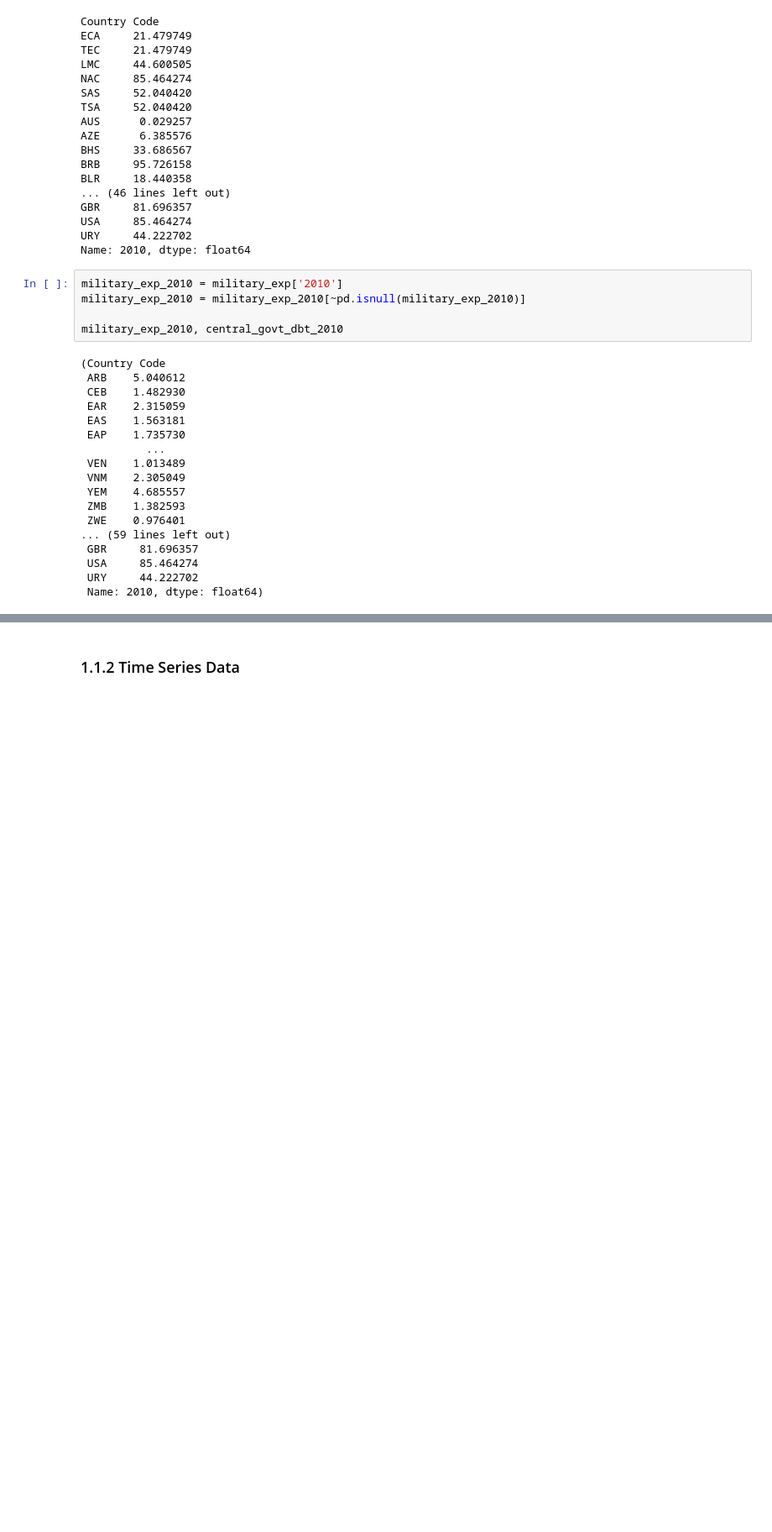
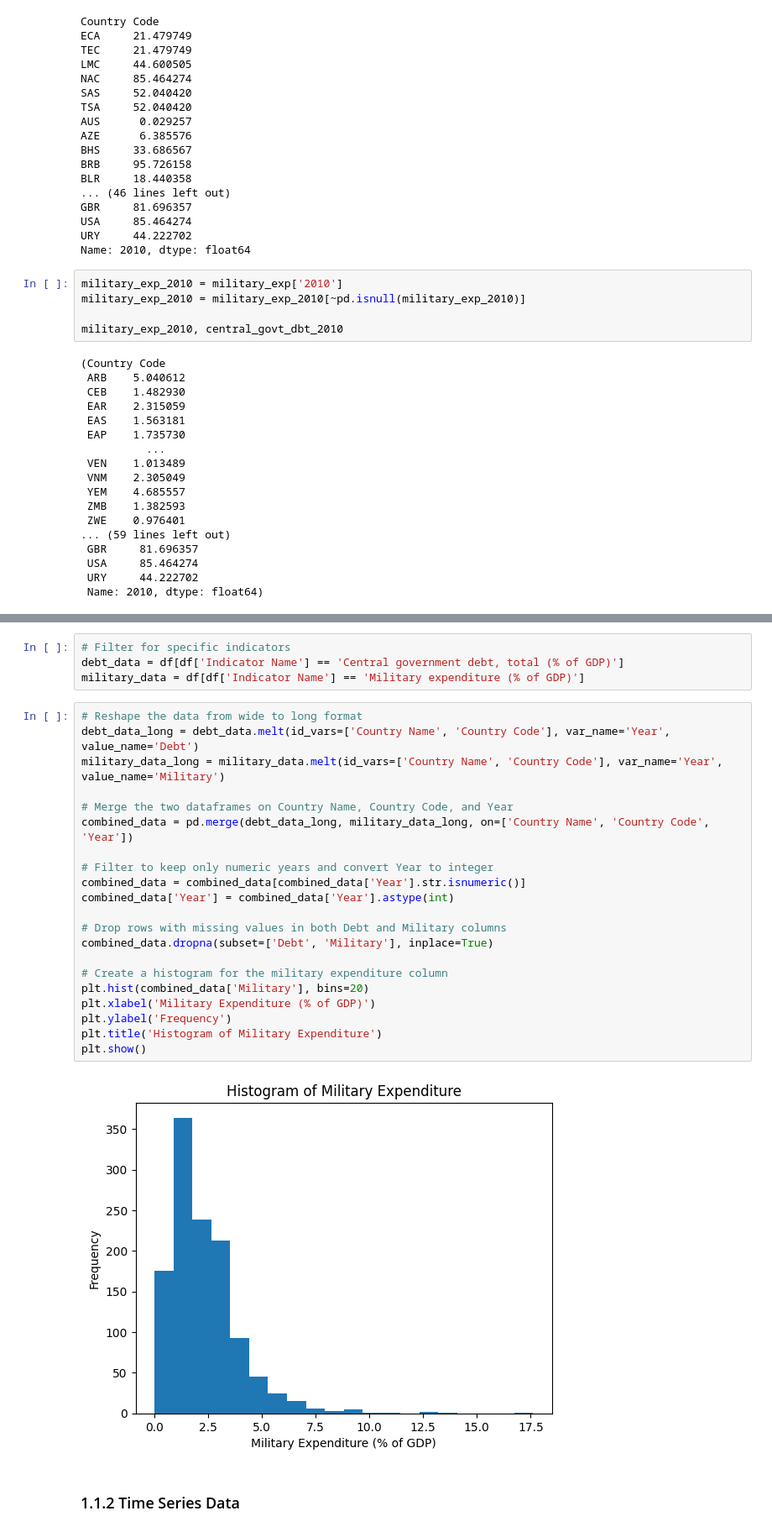
Before and after one commit to MuaazWahid/CS483HW, a Jupyter notebook: module8/Session_1St.ipynb, the cells around one changed output, grey strips where cells are left out. Shown at 84% size. Cells and saved outputs as stored; diff of their text form; blank space fills up the shorter version.

```diff
--- a/module8/Session_1St.ipynb
+++ b/module8/Session_1St.ipynb
@@ -132,5 +133,32 @@ df_2010.dropna()
 | GBR | 2.367925 | 81.696357 |
 | USA | 4.657001 | 85.464274 |
 | URY | 1.875808 | 44.222702 |
+# %%
+# Filter for specific indicators
+debt_data = df[df['Indicator Name'] == 'Central government debt, total (% of GDP)']
+military_data = df[df['Indicator Name'] == 'Military expenditure (% of GDP)']
+# %%
+# Reshape the data from wide to long format
+debt_data_long = debt_data.melt(id_vars=['Country Name', 'Country Code'], var_name='Year', value_name='Debt')
+military_data_long = military_data.melt(id_vars=['Country Name', 'Country Code'], var_name='Year', value_name='Military')
+
+# Merge the two dataframes on Country Name, Country Code, and Year
+combined_data = pd.merge(debt_data_long, military_data_long, on=['Country Name', 'Country Code', 'Year'])
+
+# Filter to keep only numeric years and convert Year to integer
+combined_data = combined_data[combined_data['Year'].str.isnumeric()]
+combined_data['Year'] = combined_data['Year'].astype(int)
+
+# Drop rows with missing values in both Debt and Military columns
+combined_data.dropna(subset=['Debt', 'Military'], inplace=True)
+
+# Create a histogram for the military expenditure column
+plt.hist(combined_data['Military'], bins=20)
+plt.xlabel('Military Expenditure (% of GDP)')
+plt.ylabel('Frequency')
+plt.title('Histogram of Military Expenditure')
+plt.show()
+# %% [output]
+[figure, added]
 # %% [markdown]
 ### 1.1.2 Time Series Data
```
Also changed, not shown: parts of 16 cells of this notebook.
